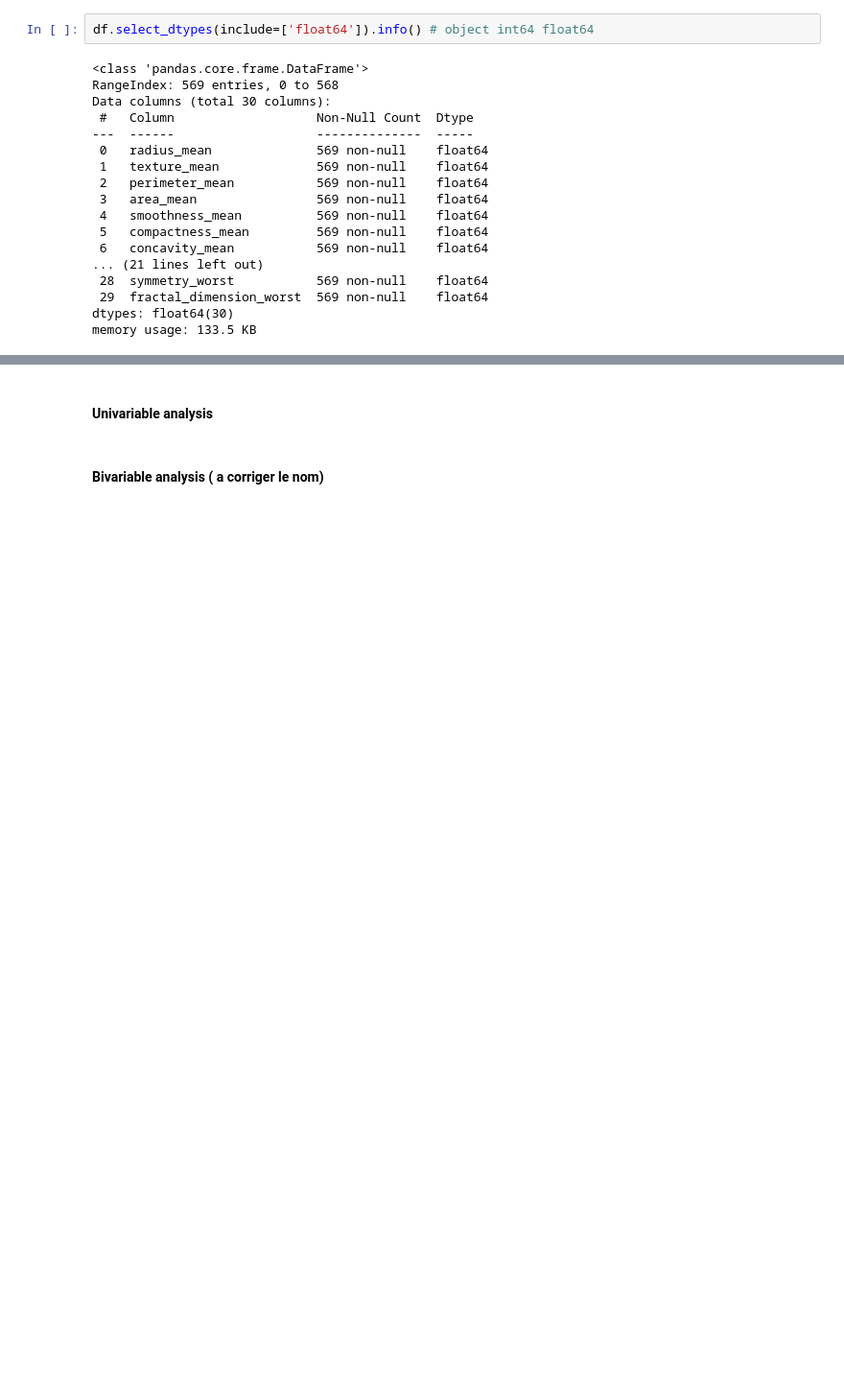
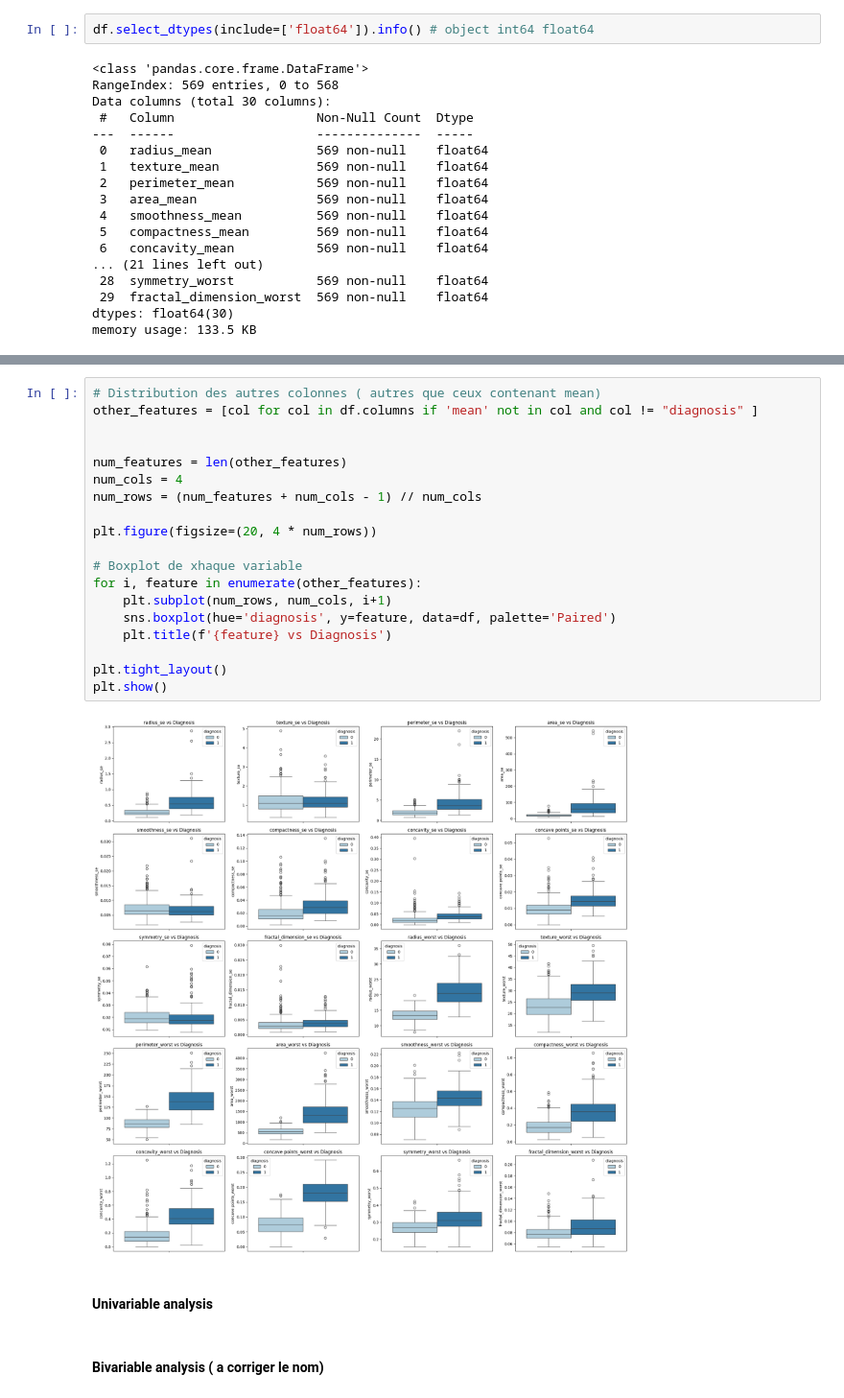
Before and after one commit to julienRactM/building-perceptron, a Jupyter notebook: building-perceptron.ipynb, the cells around one changed output, grey strips where cells are left out. Shown at 96% size. Drawn from its saved outputs; the diff is of its cells as text; blank space fills up the shorter version.

```diff
--- a/building-perceptron.ipynb
+++ b/building-perceptron.ipynb
@@ -269,3 +318,24 @@ memory usage: 133.5 KB
+# %%
+# Distribution des autres colonnes ( autres que ceux contenant mean)
+other_features = [col for col in df.columns if 'mean' not in col and col != "diagnosis" ]
+
+
+num_features = len(other_features)
+num_cols = 4
+num_rows = (num_features + num_cols - 1) // num_cols
+
+plt.figure(figsize=(20, 4 * num_rows))
+
+# Boxplot de xhaque variable
+for i, feature in enumerate(other_features):
+    plt.subplot(num_rows, num_cols, i+1)
+    sns.boxplot(hue='diagnosis', y=feature, data=df, palette='Paired')
+    plt.title(f'{feature} vs Diagnosis')
+
+plt.tight_layout()
+plt.show()
+# %% [output]
+[figure, added]
 # %% [markdown]
 #### Univariable analysis
 # %% [markdown]
```
Also changed, not shown: parts of 13 cells of this notebook.
